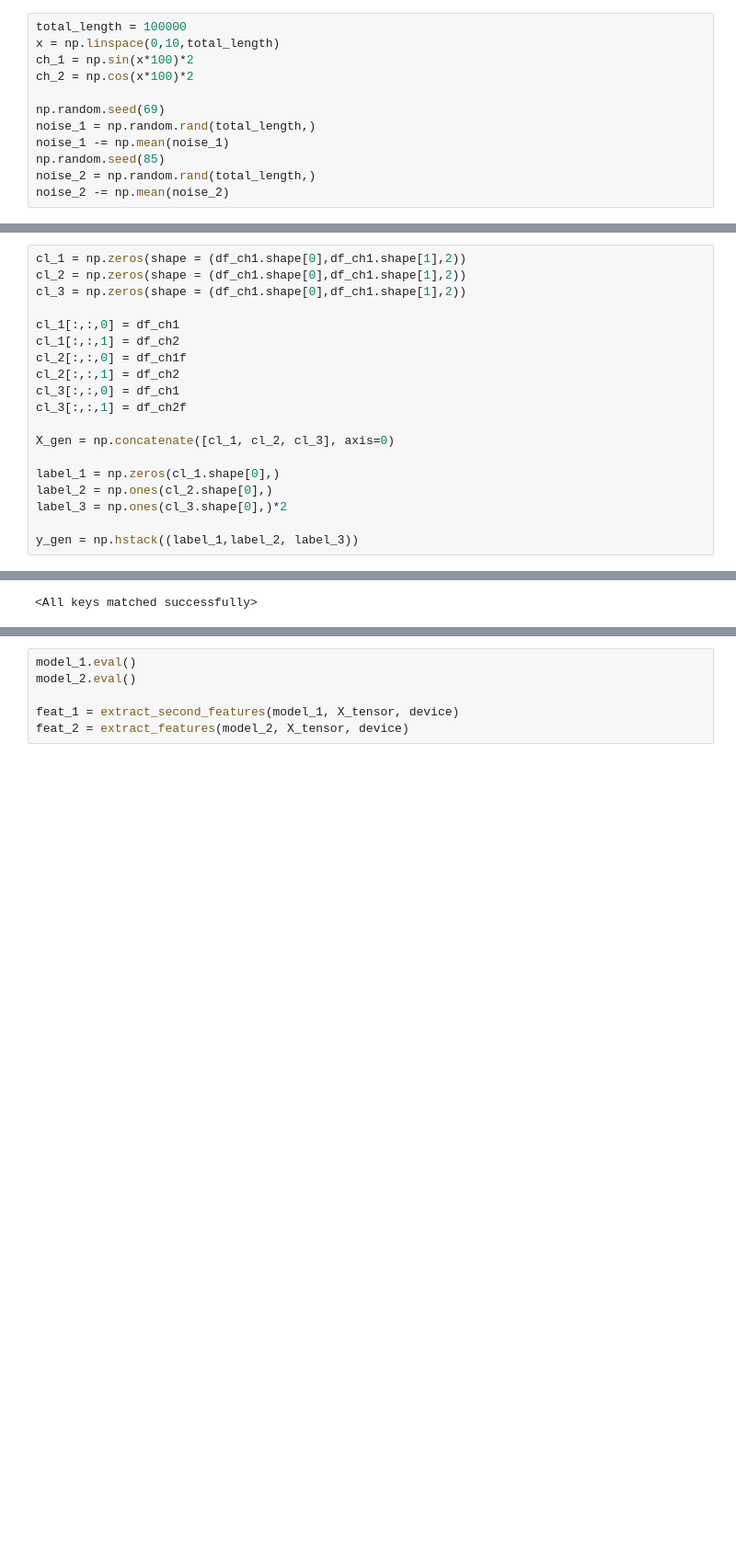
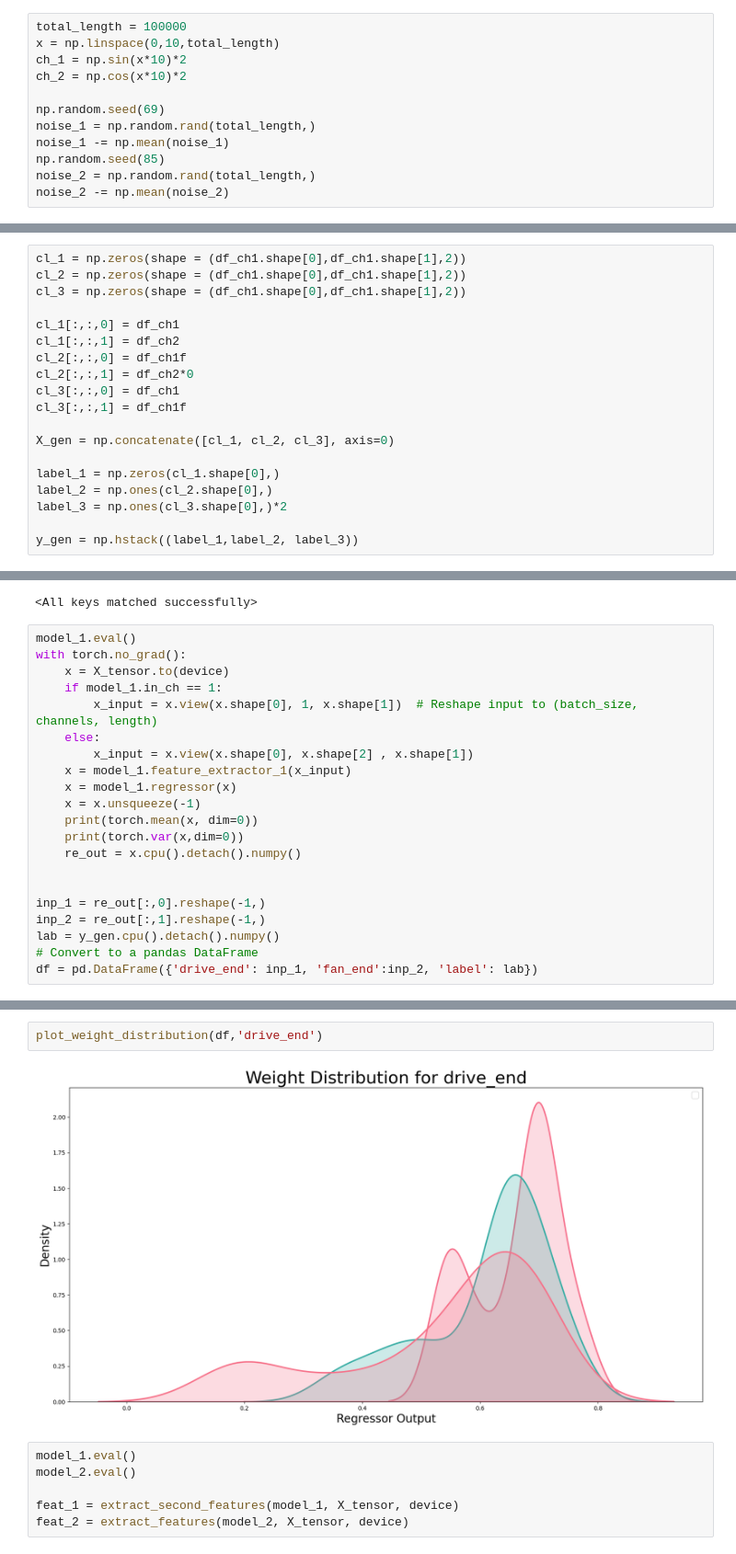
Before and after one commit to AliBagheriNejad/SDSFD, a Jupyter notebook: test_2.ipynb, the cells around one changed output, grey strips where cells are left out. Shown at 92% size. Saved outputs shown, nothing was run; the diff lists cells and outputs as text; blank space fills up the shorter version.

```diff
--- a/test_2.ipynb
+++ b/test_2.ipynb
@@ -666,8 +699,8 @@ print(a)
 # %%
 total_length = 100000
 x = np.linspace(0,10,total_length)
-ch_1 = np.sin(x*100)*2
-ch_2 = np.cos(x*100)*2
+ch_1 = np.sin(x*10)*2
+ch_2 = np.cos(x*10)*2
 
 np.random.seed(69)
 noise_1 = np.random.rand(total_length,)
@@ -691,9 +724,9 @@ cl_3 = np.zeros(shape = (df_ch1.shape[0],df_ch1.shape[1],2))
 cl_1[:,:,0] = df_ch1
 cl_1[:,:,1] = df_ch2
 cl_2[:,:,0] = df_ch1f
-cl_2[:,:,1] = df_ch2
+cl_2[:,:,1] = df_ch2*0
 cl_3[:,:,0] = df_ch1
-cl_3[:,:,1] = df_ch2f
+cl_3[:,:,1] = df_ch1f
 
 X_gen = np.concatenate([cl_1, cl_2, cl_3], axis=0)
 
@@ -748,3 +781,24 @@ del loaded_sd["conv.conv.bias"]
 model_2.load_state_dict(loaded_sd)
 # %% [output]
 <All keys matched successfully>
+# %%
+model_1.eval()
+with torch.no_grad():
+    x = X_tensor.to(device)
+    if model_1.in_ch == 1:
+        x_input = x.view(x.shape[0], 1, x.shape[1])  # Reshape input to (batch_size, channels, length)
+    else:
+        x_input = x.view(x.shape[0], x.shape[2] , x.shape[1])
+    x = model_1.feature_extractor_1(x_input)
+    x = model_1.regressor(x)
+    x = x.unsqueeze(-1)
+    print(torch.mean(x, dim=0))
+    print(torch.var(x,dim=0))
+    re_out = x.cpu().detach().numpy()
+
+
+inp_1 = re_out[:,0].reshape(-1,)
+inp_2 = re_out[:,1].reshape(-1,)
+lab = y_gen.cpu().detach().numpy()
+# Convert to a pandas DataFrame
+df = pd.DataFrame({'drive_end': inp_1, 'fan_end':inp_2, 'label': lab})
@@ -751,3 +810,7 @@ model_2.load_state_dict(loaded_sd)
+# %%
+plot_weight_distribution(df,'drive_end')
+# %% [output]
+[figure, added]
 # %%
 model_1.eval()
 model_2.eval()
```
Also changed, not shown: parts of 40 cells of this notebook, 5 other files.
